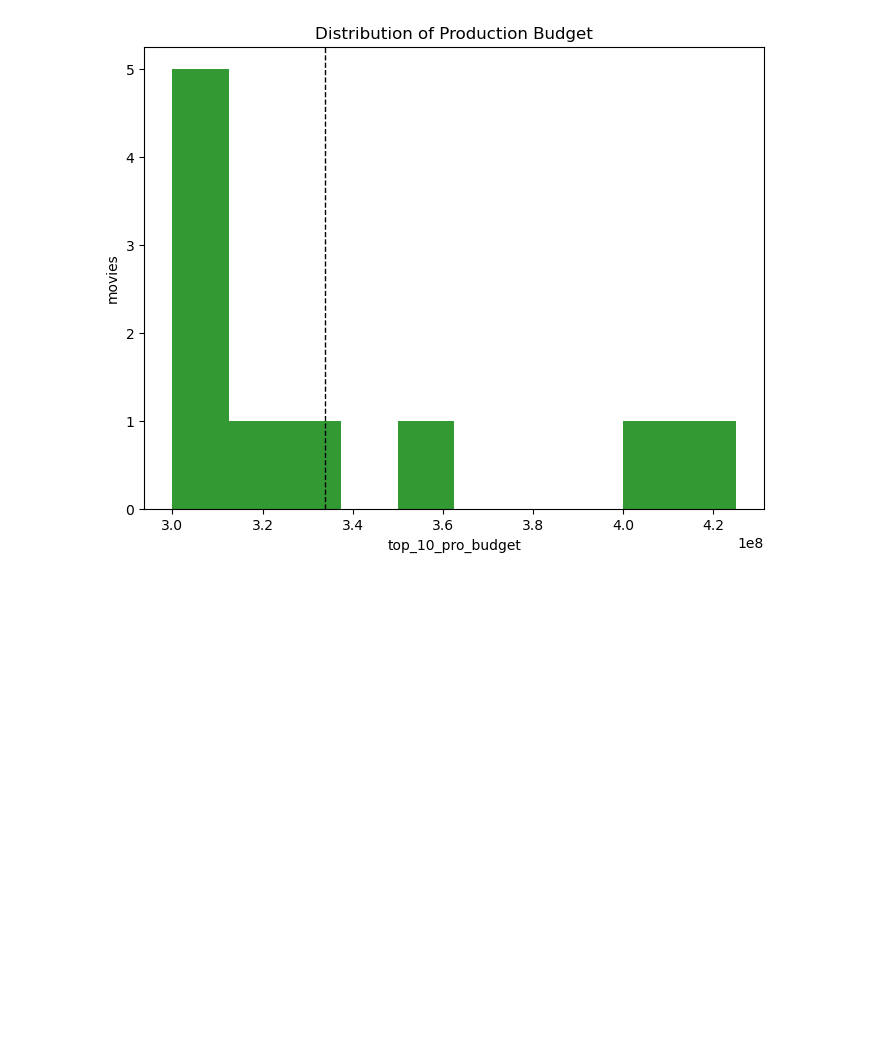
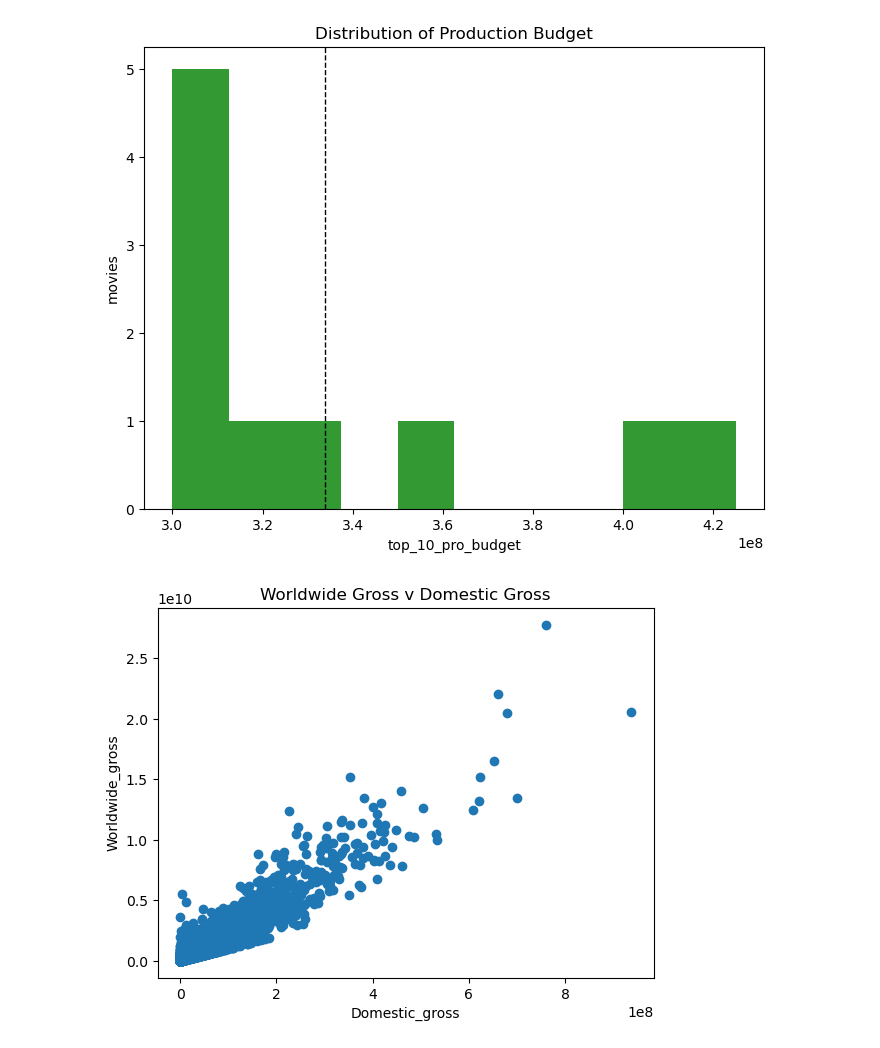
Before and after one commit to Wendy0001/EndofP1, a Jupyter notebook: NotebookP2.ipynb, the cells around one changed output. Saved outputs shown, nothing was run; the diff lists cells and outputs as text; code cells hidden in the pictures; blank space fills up the shorter version.

Commit message:
checklist - to continue from data visualization

```diff
--- a/NotebookP2.ipynb
+++ b/NotebookP2.ipynb
@@ -175,7 +209,8 @@ relevant_columns = [
     "movie",
     "production_budget",
     "worldwide_gross",
-    "domestic_gross"
+    "domestic_gross",
+    "studio"
 ]
 df= df[relevant_columns]
 df.shape
@@ -363,3 +401,7 @@ print(result_list)
 #df['worldwide_gross']
 # %% [markdown]
 Data Visualization plays a crucial role in data science as it helps in understanding and communicating insights from data effectively. Here are some of my data visualization techniques
+# %%
+df['production_budget'] = df['production_budget'].astype(float)
+
+print(df['production_budget'])
@@ -377,3 +432,12 @@ ax.set_ylabel('movies')
 plt.show()
 # %% [output]
 [figure]
+# %%
+#plot a scatter plot
+plt.scatter(df['domestic_gross'], df['worldwide_gross'])
+plt.xlabel('Domestic_gross')
+plt.ylabel('Worldwide_gross')
+plt.title('Worldwide Gross v Domestic Gross')
+plt.show()
+# %% [output]
+[figure, added]
```
Also changed, not shown: parts of 12 cells of this notebook.
